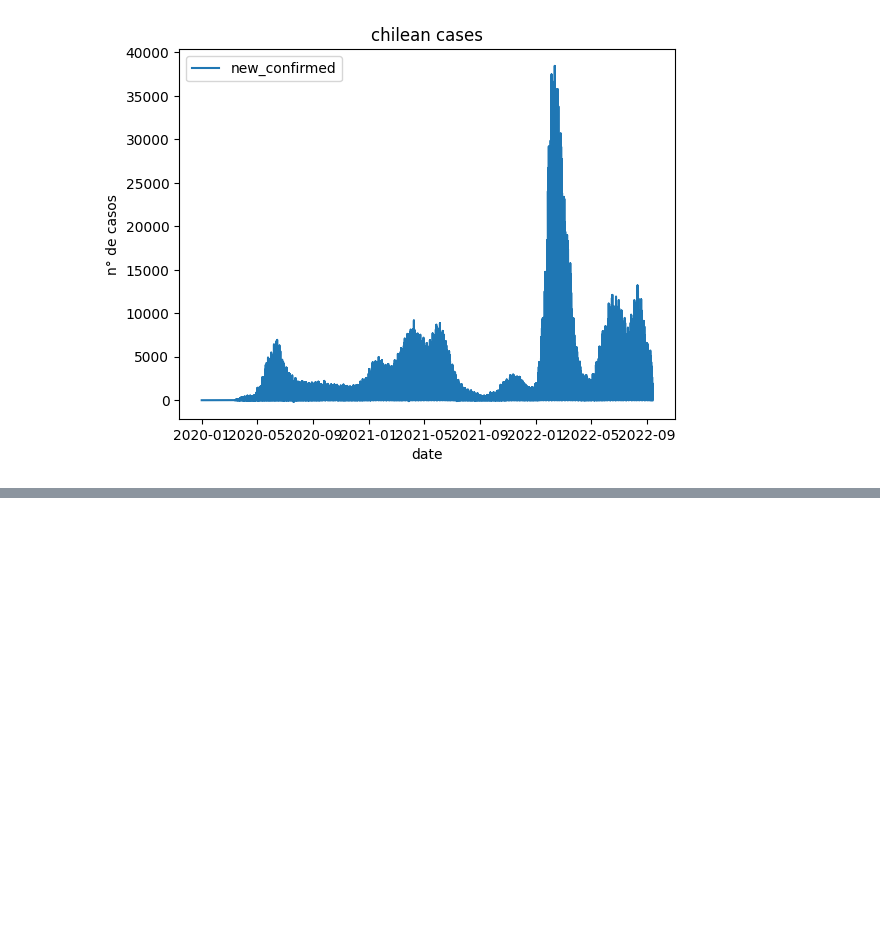
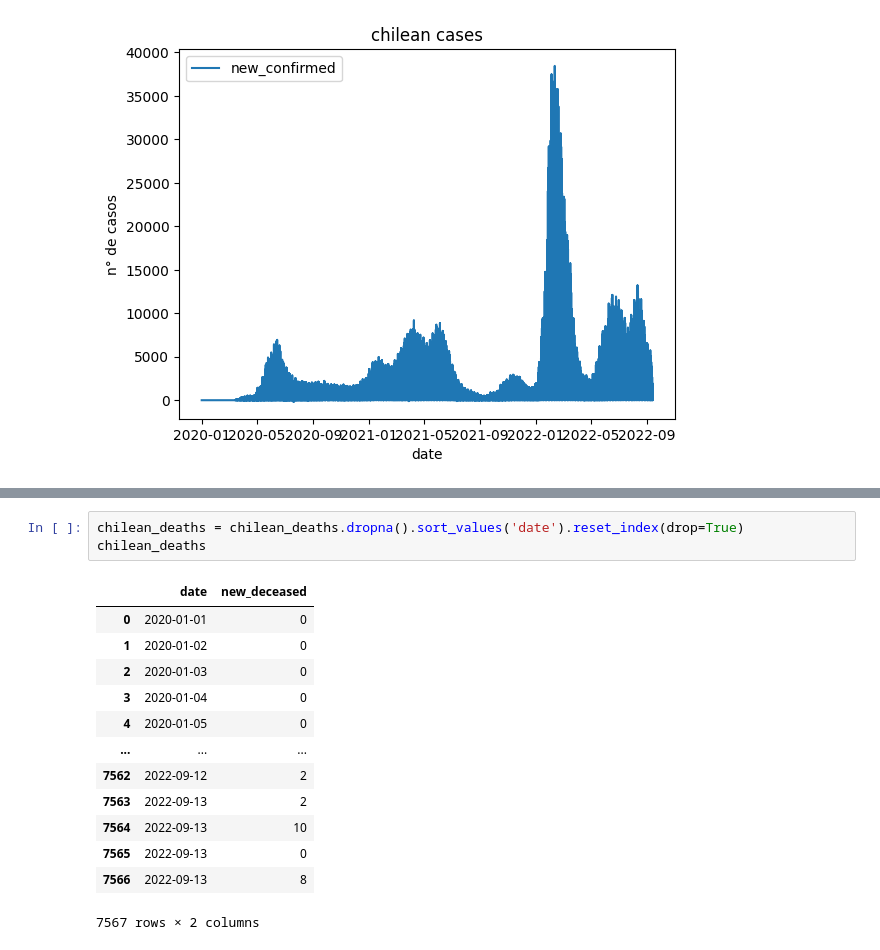
Before and after one commit to AlanUrrutiaQuezada/Prueba-Miner-a-de-datos, a Jupyter notebook: Prueba1_nuevo.ipynb, the cells around one changed output, grey strips where cells are left out. Cells and saved outputs as stored; diff of their text form; blank space fills up the shorter version.

```diff
--- a/Prueba1_nuevo.ipynb
+++ b/Prueba1_nuevo.ipynb
@@ -89,0 +98,17 @@ AttributeError: Line2D.set() got an unexpected keyword argument 'xmin'
+# %%
+chilean_deaths = chilean_deaths.dropna().sort_values('date').reset_index(drop=True)
+chilean_deaths
+# %% [output]
+|  | date | new_deceased |
+| 0 | 2020-01-01 | 0 |
+| 1 | 2020-01-02 | 0 |
+| 2 | 2020-01-03 | 0 |
+| 3 | 2020-01-04 | 0 |
+| 4 | 2020-01-05 | 0 |
+| ... | ... | ... |
+| 7562 | 2022-09-12 | 2 |
+| 7563 | 2022-09-13 | 2 |
+| 7564 | 2022-09-13 | 10 |
+| 7565 | 2022-09-13 | 0 |
+| 7566 | 2022-09-13 | 8 |
+7567 rows × 2 columns
```
Also changed, not shown: parts of 10 cells of this notebook, 1 other file.
